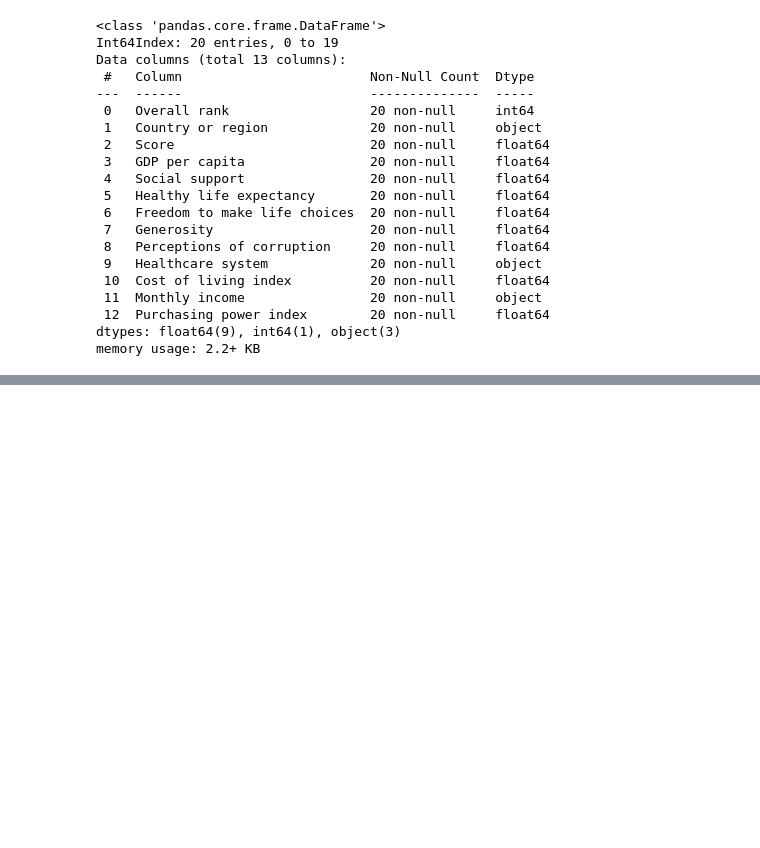
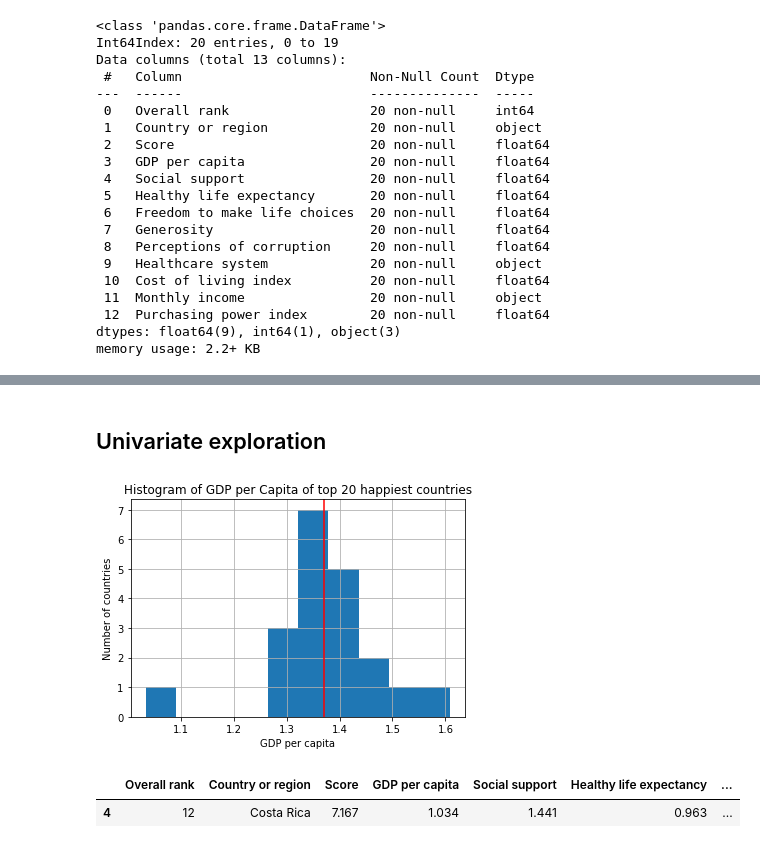
Before and after one commit to KellyWemmer/world_happiness_report, a Jupyter notebook: world_happiness_report.ipynb, the cells around one changed output, grey strips where cells are left out. Cells and saved outputs as stored; diff of their text form; code cells hidden in the pictures; blank space fills up the shorter version.

Commit message:
Deleted data and added visuals

```diff
--- a/world_happiness_report.ipynb
+++ b/world_happiness_report.ipynb
@@ -340,0 +234,5 @@ df_final
+# %%
+#Monthly income should be an integer
+df_combined=df_combined.rename(columns = {'Monthly income':'Monthly income in USD'})
+df_combined['Monthly income in USD'] = df_combined['Monthly income in USD'].str.replace('USD','').astype(int)
+df_combined
@@ -340,0 +292,16 @@ df_final
+# %% [markdown]
+## Univariate exploration
+# %%
+#Histogram of GPD per capita
+df_combined['GDP per capita'].hist()
+plt.axvline(x=df_combined['GDP per capita'].mean(), color='red')
+plt.title('Histogram of GDP per Capita of top 20 happiest countries')
+plt.xlabel('GDP per capita')
+plt.ylabel('Number of countries');
+# %% [output]
+[figure, added]
+# %%
+df_combined[df_combined['GDP per capita'] < 1.1]
+# %% [output]
+|  | Overall rank | Country or region | Score | GDP per capita | Social support | Healthy life expectancy | ... |
+| 4 | 12 | Costa Rica | 7.167 | 1.034 | 1.441 | 0.963 | ... |
```
Also changed, not shown: parts of 35 cells of this notebook.
